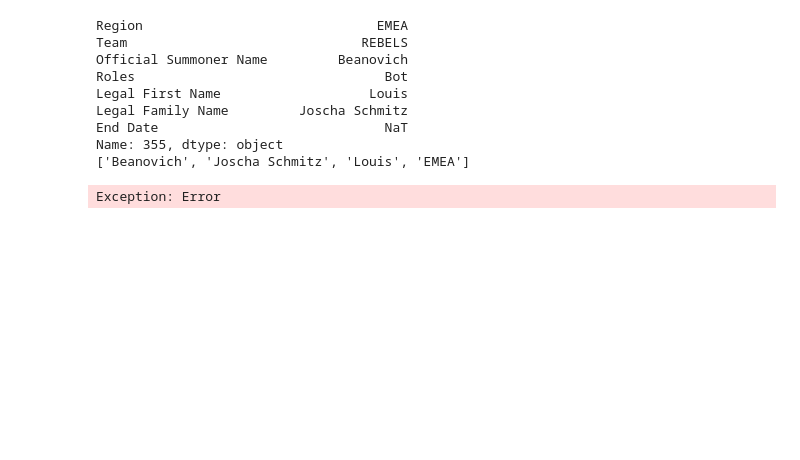
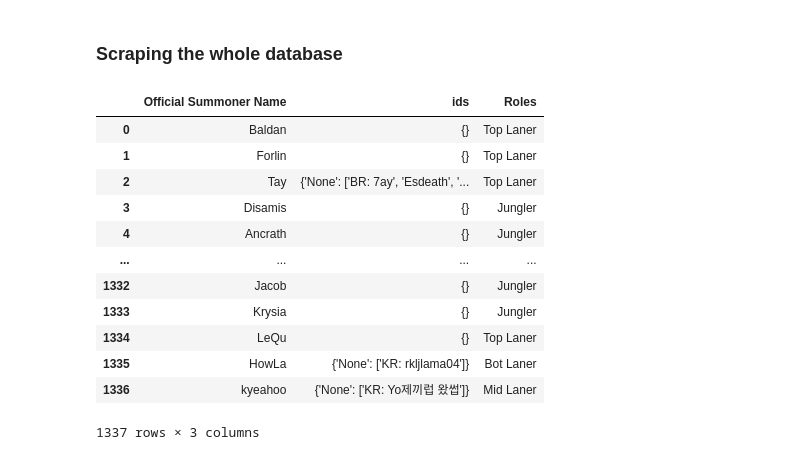
Before and after one commit to piko322/lol-pro-stats-for-pro-strats, a Jupyter notebook: search_pro_test.ipynb, the cells around one changed output. Drawn from its saved outputs; the diff is of its cells as text; code cells hidden in the pictures; blank space fills up the shorter version.

```diff
--- a/search_pro_test.ipynb
+++ b/search_pro_test.ipynb
@@ -297,0 +332,4 @@ df[~df["Official Summoner Name"].isin(already_scraped)]
+# %%
+# Reaad the RCD.xlsx file and save into pandas dataframe
+dtypes = {"Official Summoner Name":str}
+raw_data = pd.read_excel("RCD.xlsx", sheet_name=None, dtype=dtypes)
@@ -297,0 +362,11 @@ df[~df["Official Summoner Name"].isin(already_scraped)]
+# %%
+df = raw_df.copy()
+# Merge the Legal Given Name and Legal First Name column
+df["Legal First Name"] = df["Legal Given Name"].fillna(df["Legal First Name"])
+
+# Rename the "End Date (Month, Day, Year)" to just "End Date"
+df = df.rename(columns={"End Date (Month, Day, Year)":"End Date"})
+# Merge the "Main Role", "Position", and "Positon" columns
+df["Roles"] = df["Main Role"].fillna(df["Position"]).fillna(df["Positon"])
+df["Roles"] = df["Roles"].apply(lambda x: x.strip().title() if isinstance(x, str) else "NaN")
+df = df.reset_index(drop=True)
@@ -301,0 +453,2 @@ len(df), len(ids), len(roles), len(already_scraped)
+# %% [markdown]
+### Scraping the whole database
@@ -302,3 +480,22 @@ len(df), len(ids), len(roles), len(already_scraped)
+# %%
+# Take already_scraped, ids, roles and add them to the dataframe
+pro_scrape_df = pd.DataFrame({"Official Summoner Name":already_scraped, "ids":ids, "Roles":roles})
+pro_scrape_df.to_csv("pro_scrape_df.csv", index=False)
+pro_scrape_df
+# %% [output]
+|  | Official Summoner Name | ids | Roles |
+| 0 | Baldan | {} | Top Laner |
+| 1 | Forlin | {} | Top Laner |
+| 2 | Tay | {'None': ['BR: 7ay', 'Esdeath', '... | Top Laner |
+| 3 | Disamis | {} | Jungler |
+| 4 | Ancrath | {} | Jungler |
+| ... | ... | ... | ... |
+| 1332 | Jacob | {} | Jungler |
+| 1333 | Krysia | {} | Jungler |
+| 1334 | LeQu | {} | Top Laner |
+| 1335 | HowLa | {'None': ['KR: rkljlama04']} | Bot Laner |
+| 1336 | kyeahoo | {'None': ['KR: Yo제끼럽 왔썹']} | Mid Laner |
+1337 rows × 3 columns
 # %%
 """# Take the first 160 rows of the dataframe and append the ids and roles to the lists
 test_df = df.head(160).copy()
@@ -307,34 +504,3 @@ test_df["Alts"] = ids
 test_df
 # Save test_df to a csv file named "test_alt_df.csv"
 test_df.to_csv("test_alt_df.csv", index=False)"""
-# %%
-import tqdm.notebook as tqdm
-# Iterate through each row in the dataframe and get the soloq ids by calling the get_pro_soloq_ids function on the Summoner Name, Legal First Name, and Legal Family Name columns
-for index, row in tqdm.tqdm(df.iterrows(), total=df.shape[0]):
-    if index < len(already_scraped) - 1:
-        continue
-    if row["Official Summoner Name"] in already_scraped:
-        continue
-    #print(row["Official Summoner Name"], row["Legal Family Name"], row["Legal First Name"])
-    try:
-        result = test.get_pro_soloq_ids(row["Official Summoner Name"], row["Legal First Name"], row["Legal Family Name"])
-        ids.append(result['ids'])
-        roles.append(result['Roles'])
-        already_scraped.append(row["Official Summoner Name"])
-        #print(row["Official Summoner Name"], row["Legal Family Name"], row["Legal First Name"], result['Roles'])
-    except:
-        print(row)
-        problem = [row["Official Summoner Name"], row["Legal Family Name"], row["Legal First Name"], row["Region"]]
-        print(problem)
-        raise Exception("Error")
-# %% [output]
-Region                              EMEA
-Team                              REBELS
-Official Summoner Name         Beanovich
-Roles                                Bot
-Legal First Name                   Louis
-Legal Family Name         Joscha Schmitz
-End Date                             NaT
-Name: 355, dtype: object
-['Beanovich', 'Joscha Schmitz', 'Louis', 'EMEA']
-Exception: Error
```
Also changed, not shown: parts of 23 cells of this notebook, 4 other files.
